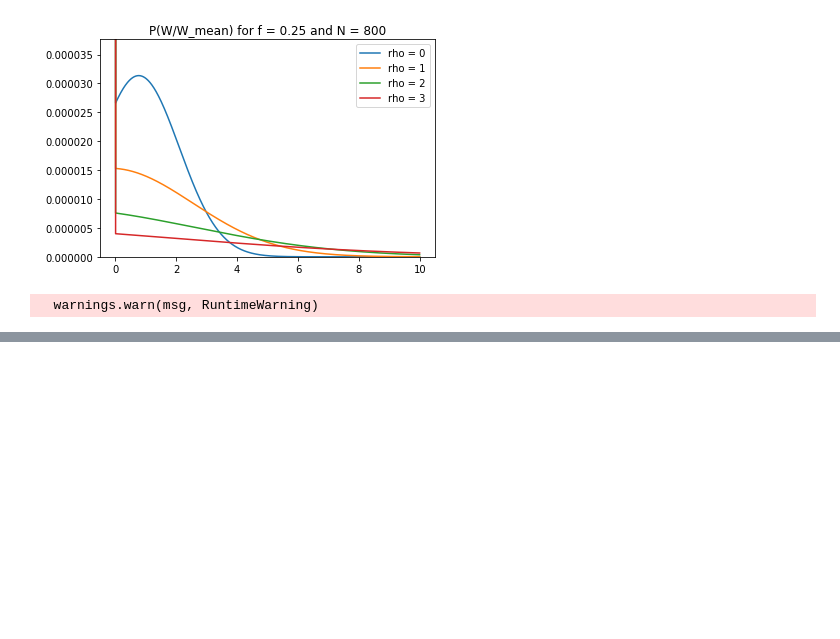
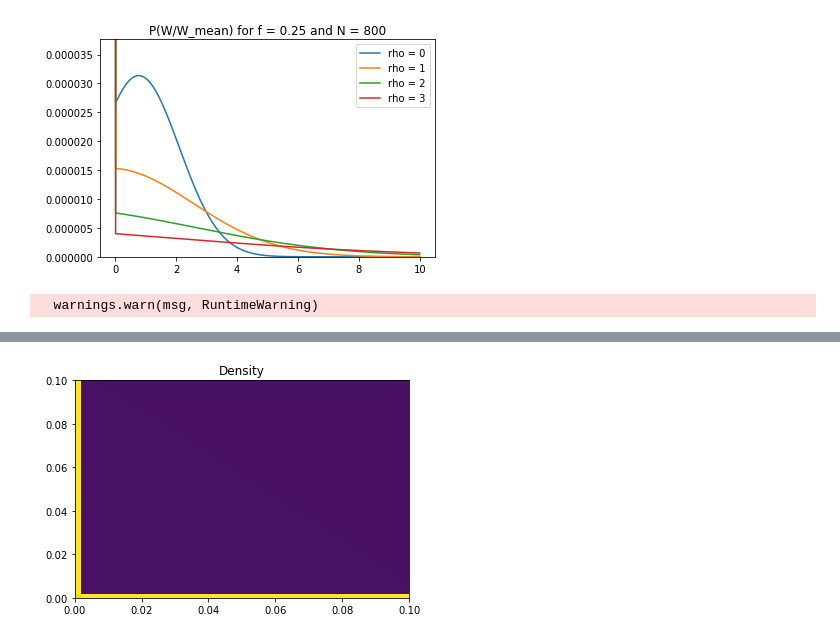
Before and after one commit to jlamweil/cortex-connect, a Jupyter notebook: replica-cavity.ipynb, the cells around one changed output, grey strips where cells are left out. Drawn from its saved outputs; the diff is of its cells as text; code cells hidden in the pictures; blank space fills up the shorter version.

```diff
--- a/replica-cavity.ipynb
+++ b/replica-cavity.ipynb
@@ -269,0 +416,9 @@ plt.show()
+# %%
+# Plot the density map using nearest-neighbor interpolation
+plt.pcolormesh(X,Y,Z)
+plt.xlim(0,0.1)
+plt.ylim(0,0.1)
+plt.title('Density')
+plt.show()
+# %% [output]
+[figure, added]
```
Also changed, not shown: parts of 11 cells of this notebook.
